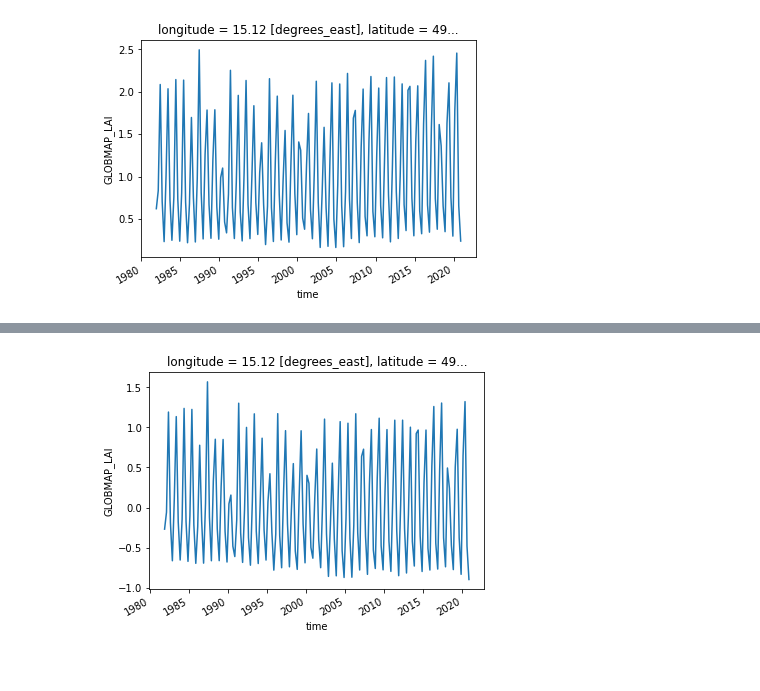
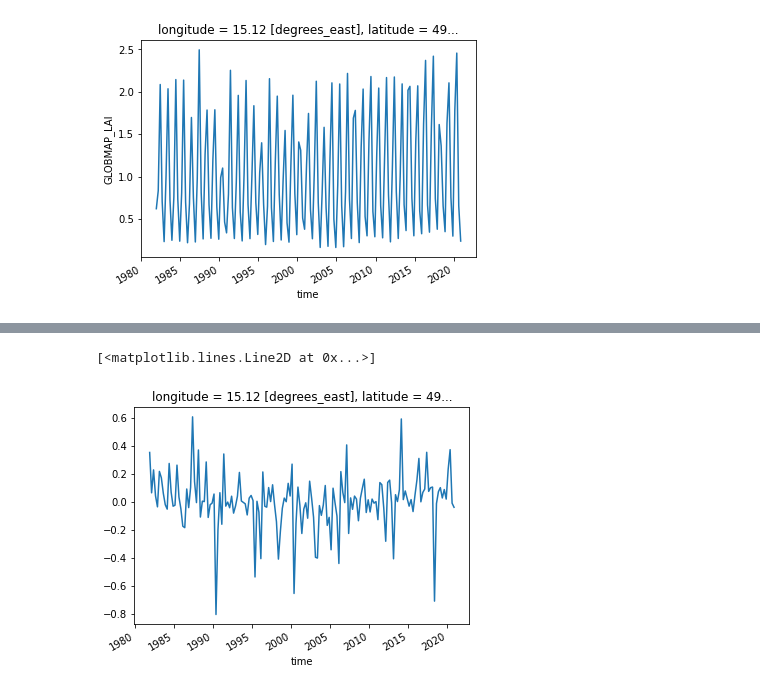
Before and after one commit to melioristic/preconditioned-compound-vegetation, a Jupyter notebook: n2_write_aggregated_dataset.ipynb, the cells around one changed output, grey strips where cells are left out. Cells and saved outputs as stored; diff of their text form; code cells hidden in the pictures.

```diff
--- a/n2_write_aggregated_dataset.ipynb
+++ b/n2_write_aggregated_dataset.ipynb
@@ -31,12 +31,12 @@ aggregated_lai["GLOBMAP_LAI"][:, 100, 100].plot()
 [<matplotlib.lines.Line2D at 0x...>]
 [figure]
 # %%
-detrended_temp = detrend(aggregated_temp, deg=1, var="t2m")
-detrended_tp = detrend(aggregated_tp, deg=1, var="tp")
-detrended_ssrd = detrend(aggregated_ssrd, deg=1, var="ssrd")
-detrended_swvlall = detrend(aggregated_swvlall, deg=1, var="swvlall")
-detrended_lai = detrend(aggregated_lai, deg=1, var="GLOBMAP_LAI")
-detrended_vpd = detrend(aggregated_vpd, deg=1, var="vpd_cf")
+detrended_temp = detrend_seasons(aggregated_temp, deg=1, var="t2m")
+detrended_tp = detrend_seasons(aggregated_tp, deg=1, var="tp")
+detrended_ssrd = detrend_seasons(aggregated_ssrd, deg=1, var="ssrd")
+detrended_swvlall = detrend_seasons(aggregated_swvlall, deg=1, var="swvlall")
+detrended_lai = detrend_seasons(aggregated_lai, deg=1, var="GLOBMAP_LAI")
+detrended_vpd = detrend_seasons(aggregated_vpd, deg=1, var="vpd_cf")
 
-detrended_lai["GLOBMAP_LAI"][:, 100, 100].plot()
+detrended_lai[:, 100, 100].plot()
 # %% [output]
@@ -50 +67,2 @@ Function detrend Took 0.3416 seconds
+[<matplotlib.lines.Line2D at 0x...>]
-[figure, old version]
+[figure, new version]
```
Also changed, not shown: parts of 5 cells of this notebook, 11 other files.
